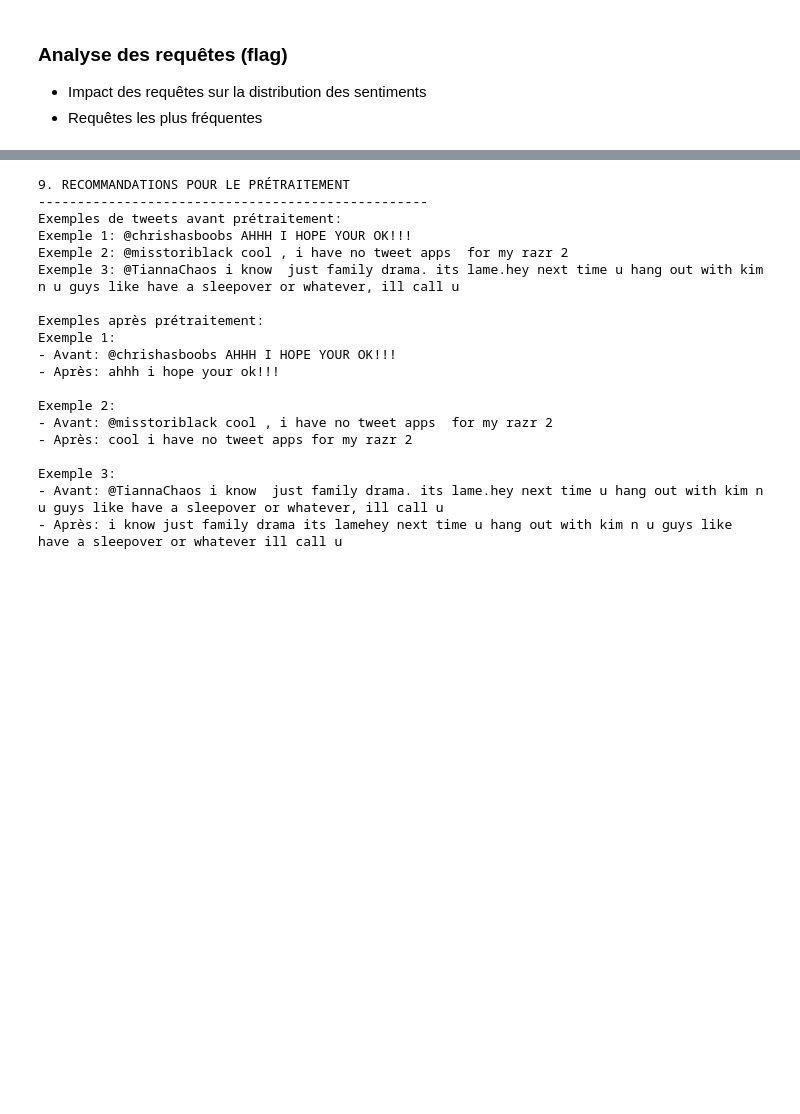
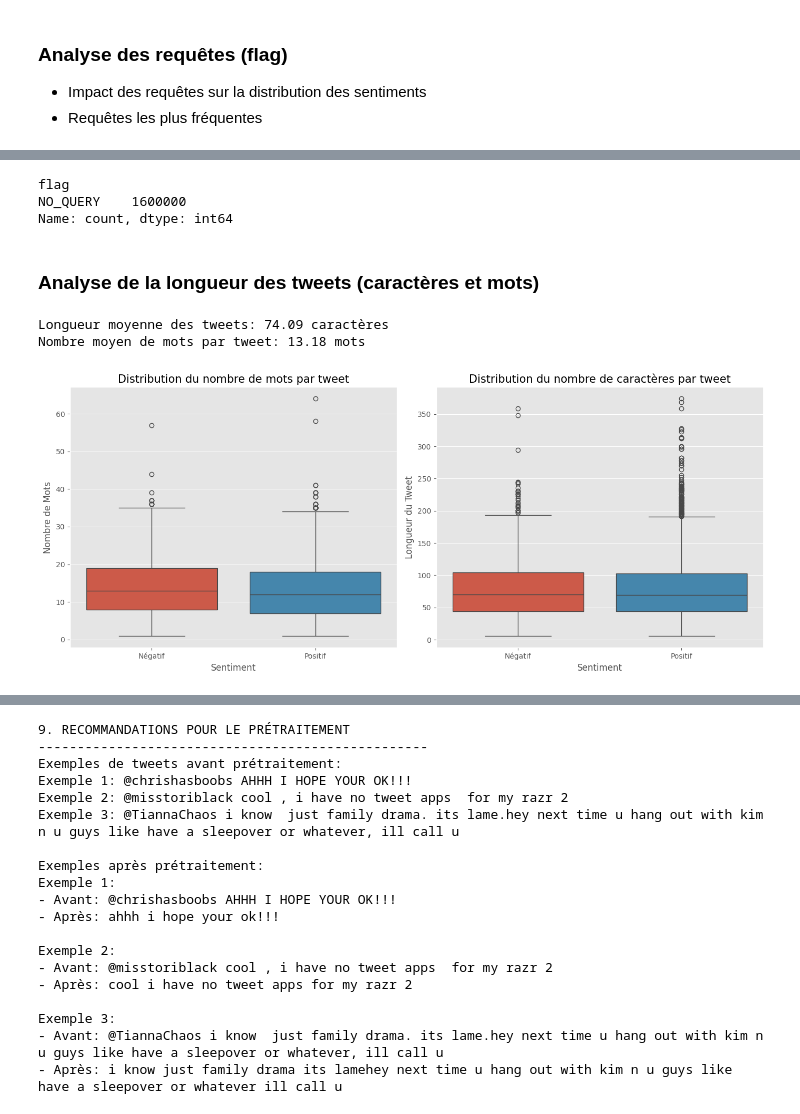
Before and after one commit to DavidScanu/oc-ai-engineer-p07-analyse-sentiments-deep-learning, a Jupyter notebook: scanu-david-02-notebook-analyse-exploratoire-20250306.ipynb, the cells around one changed output, grey strips where cells are left out. Cells and saved outputs as stored; diff of their text form; code cells hidden in the pictures; blank space fills up the shorter version.

Commit message:
Analyse exploratoire des données

```diff
--- a/scanu-david-02-notebook-analyse-exploratoire-20250306.ipynb
+++ b/scanu-david-02-notebook-analyse-exploratoire-20250306.ipynb
@@ -807,0 +575,43 @@ Token ':)':
+# %%
+df['flag'].value_counts()
+# %% [output]
+flag
+NO_QUERY    1600000
+Name: count, dtype: int64
+# %% [markdown]
+### Analyse de la longueur des tweets (caractères et mots)
+# %%
+def analyser_texte_tweets(df):
+    """Analyse les caractéristiques textuelles des tweets"""
+    # Calcul de la longueur des tweets
+    df['text_length'] = df['text'].apply(len)
+    df['word_count'] = df['text'].apply(lambda x: len(str(x).split()))
+
+    print(f"Longueur moyenne des tweets: {df['text_length'].mean():.2f} caractères")
+    print(f"Nombre moyen de mots par tweet: {df['word_count'].mean():.2f} mots")
+
+    # Afficher word_count et text_length côte à côte avec seaborn
+    plt.figure(figsize=(14, 6))
+
+    # Distribution de la longueur des tweets par sentiment
+    plt.subplot(1, 2, 2)
+    sns.boxplot(x='sentiment', y='text_length', data=df, hue='sentiment')
+    plt.title('Distribution du nombre de caractères par tweet', fontsize=15)
+    plt.xlabel('Sentiment')
+    plt.ylabel('Longueur du Tweet')
+
+    # Distribution du nombre de mots par sentiment
+    plt.subplot(1, 2, 1)
+    sns.boxplot(x='sentiment', y='word_count', data=df, hue='sentiment')
+    plt.title('Distribution du nombre de mots par tweet', fontsize=15)
+    plt.xlabel('Sentiment')
+    plt.ylabel('Nombre de Mots')
+
+    plt.tight_layout()
+    plt.show()
+
+analyser_texte_tweets(df)
+# %% [output]
+Longueur moyenne des tweets: 74.09 caractères
+Nombre moyen de mots par tweet: 13.18 mots
+[figure, added]
```
Also changed, not shown: parts of 25 cells of this notebook.
